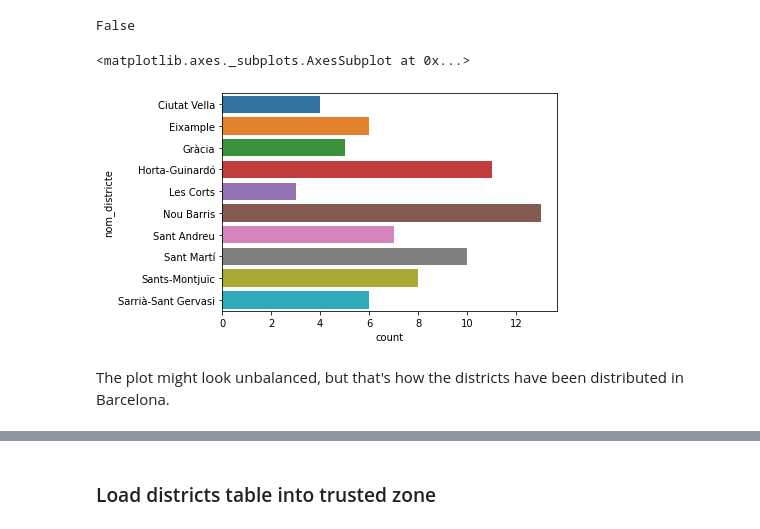
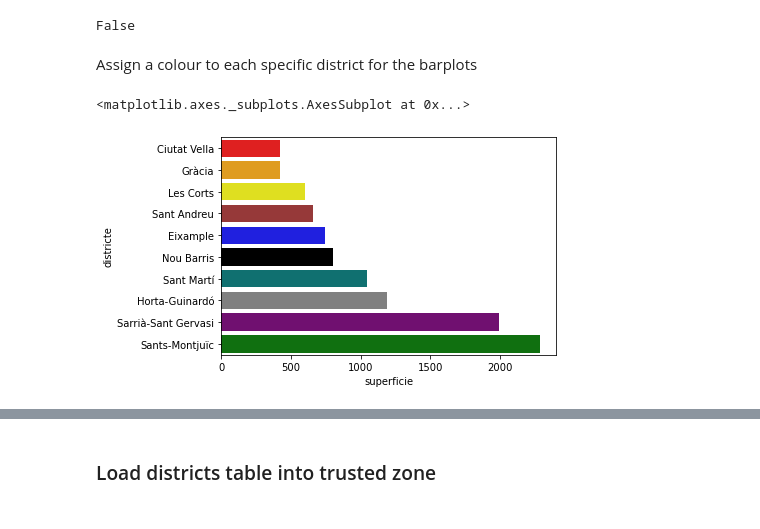
Before and after one commit to jordi-cluet/ADSDB-EtE-Project, a Jupyter notebook: format_districts.ipynb, the cells around one changed output, grey strips where cells are left out. Saved outputs shown, nothing was run; the diff lists cells and outputs as text; code cells hidden in the pictures.

```diff
--- a/format_districts.ipynb
+++ b/format_districts.ipynb
@@ -47,11 +42,8 @@ nom_barri         object
 dtype: object
 # %% [markdown]
 #### Correct data types
-# %%
-df['codi_districte'] = df['codi_districte'].astype("category")
-df['nom_districte'] = df['nom_districte'].astype("category")
-df['codi_barri'] = df['codi_barri'].astype("category")
-df['nom_barri'] = df['nom_barri'].astype("category")
+# %%
+df['districte'] = df['districte'].astype("category")
 # %%
 df.dtypes
 # %% [output]
@@ -66,10 +57,16 @@ dtype: object
 df.isna().any().any()
 # %% [output]
 False
-# %%
-sns.countplot(y='nom_districte', data = df, orient= 'h')
-# %% [output]
-<matplotlib.axes._subplots.AxesSubplot at 0x...>
-[figure, removed]
-# %% [markdown]
-The plot might look unbalanced, but that's how the districts have been distributed in Barcelona.
+# %% [markdown]
+Assign a colour to each specific district for the barplots
+# %%
+distr = df.districte.unique()
+colours = [ "red", "blue", "green", "yellow", "purple", "orange", "gray", "black", 'brown', 'teal']
+
+zip_iterator = zip(distr, colours)
+palette = dict(zip_iterator)
+# %%
+sns.barplot(y='districte', x = 'superficie', data = df, orient= 'h', palette=palette, order=df.groupby(["districte"])["superficie"].max().sort_values().index)
+# %% [output]
+<matplotlib.axes._subplots.AxesSubplot at 0x...>
+[figure, added]
```
Also changed, not shown: parts of 9 cells of this notebook.
